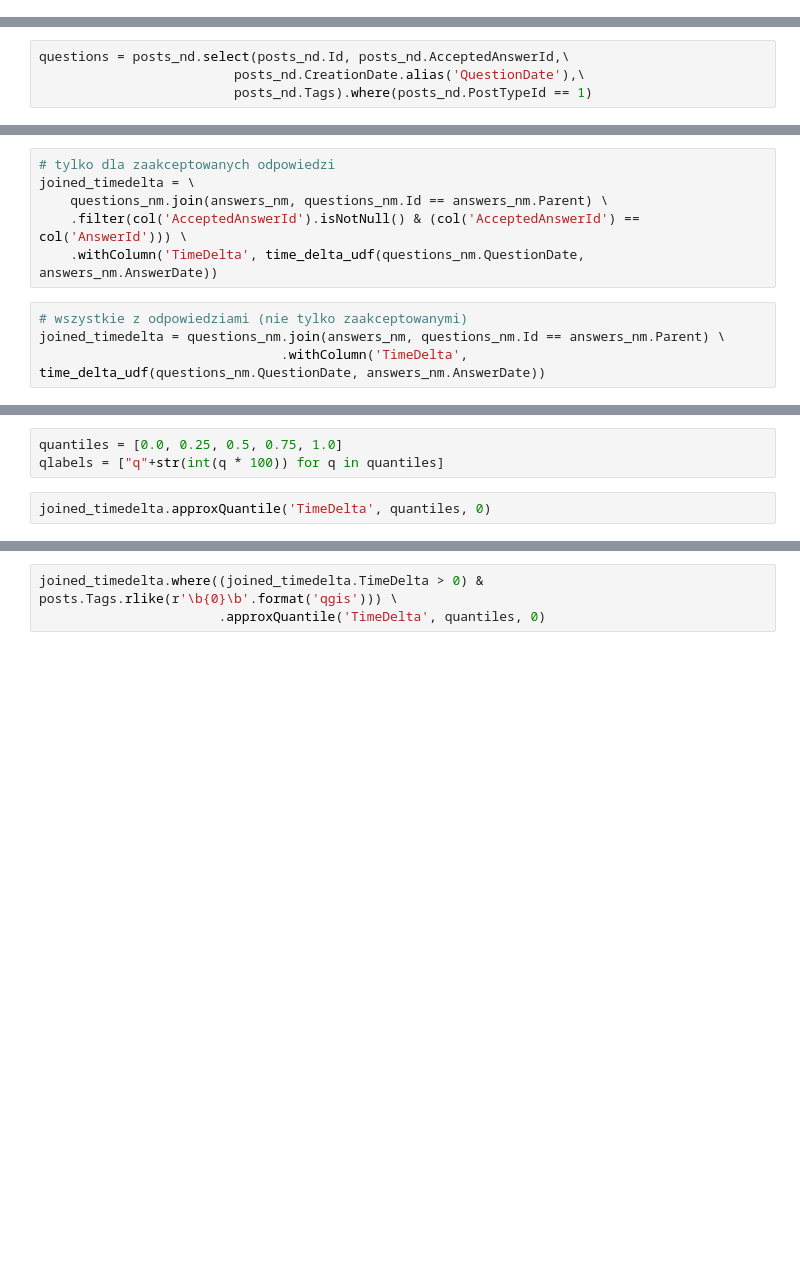
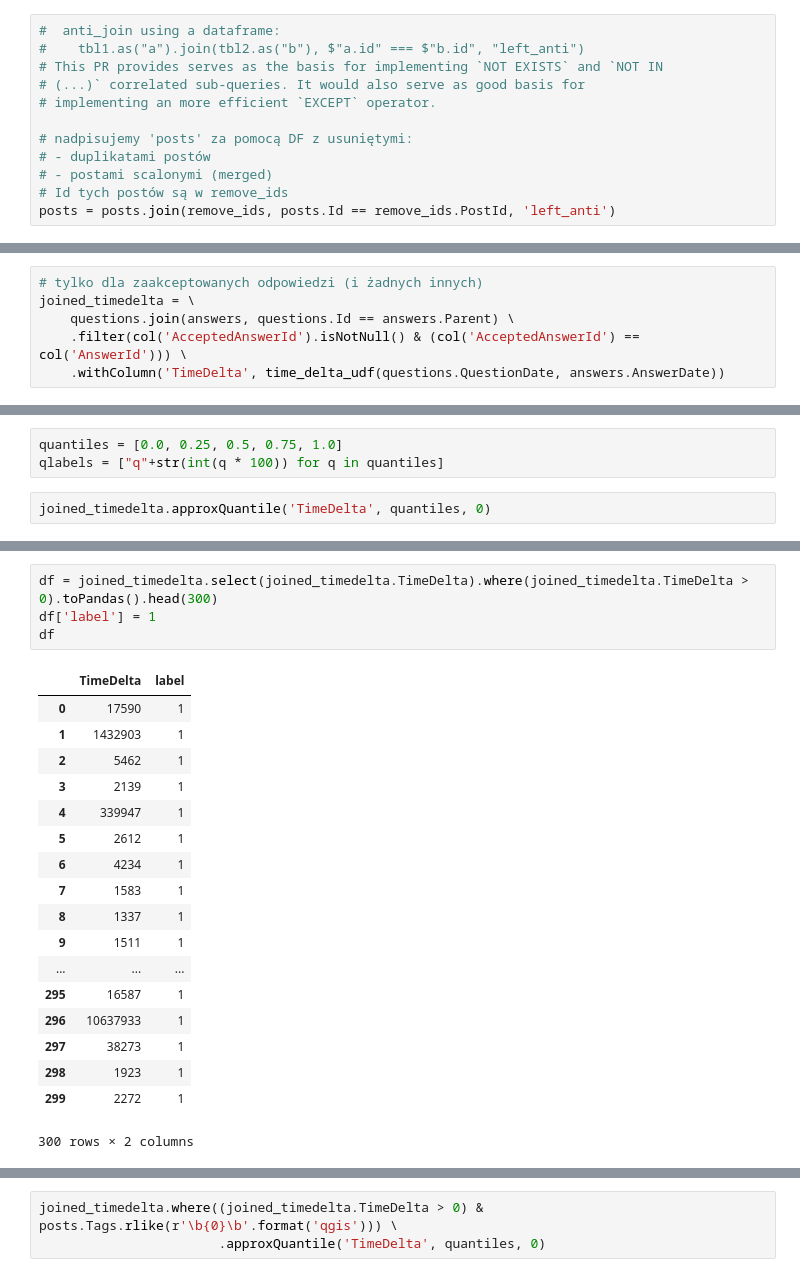
Before and after one commit to mbartosi/studia-bd, a Jupyter notebook: gis_stack_spark.ipynb, the cells around one changed output, grey strips where cells are left out. Drawn from its saved outputs; the diff is of its cells as text; blank space fills up the shorter version.

```diff
--- a/gis_stack_spark.ipynb
+++ b/gis_stack_spark.ipynb
@@ -188,0 +236,12 @@ post_links = sqlContext.createDataFrame(post_links_rdd)
+# %%
+#  anti_join using a dataframe:
+#    tbl1.as("a").join(tbl2.as("b"), $"a.id" === $"b.id", "left_anti")
+# This PR provides serves as the basis for implementing `NOT EXISTS` and `NOT IN
+# (...)` correlated sub-queries. It would also serve as good basis for
+# implementing an more efficient `EXCEPT` operator.
+
+# nadpisujemy 'posts' za pomocą DF z usuniętymi:
+# - duplikatami postów
+# - postami scalonymi (merged)
+# Id tych postów są w remove_ids
+posts = posts.join(remove_ids, posts.Id == remove_ids.PostId, 'left_anti')
@@ -453,4 +540,0 @@ posts_nd.count()
-# %%
-questions = posts_nd.select(posts_nd.Id, posts_nd.AcceptedAnswerId,\
-                         posts_nd.CreationDate.alias('QuestionDate'),\
-                         posts_nd.Tags).where(posts_nd.PostTypeId == 1)
@@ -486,12 +560,8 @@ joined_timedelta = \
 # %%
-# tylko dla zaakceptowanych odpowiedzi
+# tylko dla zaakceptowanych odpowiedzi (i żadnych innych)
 joined_timedelta = \
-    questions_nm.join(answers_nm, questions_nm.Id == answers_nm.Parent) \
+    questions.join(answers, questions.Id == answers.Parent) \
     .filter(col('AcceptedAnswerId').isNotNull() & (col('AcceptedAnswerId') == col('AnswerId'))) \
-    .withColumn('TimeDelta', time_delta_udf(questions_nm.QuestionDate, answers_nm.AnswerDate))
+    .withColumn('TimeDelta', time_delta_udf(questions.QuestionDate, answers.AnswerDate))
-# %%
-# wszystkie z odpowiedziami (nie tylko zaakceptowanymi)
-joined_timedelta = questions_nm.join(answers_nm, questions_nm.Id == answers_nm.Parent) \
-                               .withColumn('TimeDelta', time_delta_udf(questions_nm.QuestionDate, answers_nm.AnswerDate))
 # %%
 joined_timedelta.printSchema()
@@ -510,0 +625,23 @@ joined_timedelta.where(joined_timedelta.TimeDelta > 0).approxQuantile('TimeDelta
+# %%
+df = joined_timedelta.select(joined_timedelta.TimeDelta).where(joined_timedelta.TimeDelta > 0).toPandas().head(300)
+df['label'] = 1
+df
+# %% [output]
+|  | TimeDelta | label |
+| 0 | 17590 | 1 |
+| 1 | 1432903 | 1 |
+| 2 | 5462 | 1 |
+| 3 | 2139 | 1 |
+| 4 | 339947 | 1 |
+| 5 | 2612 | 1 |
+| 6 | 4234 | 1 |
+| 7 | 1583 | 1 |
+| 8 | 1337 | 1 |
+| 9 | 1511 | 1 |
+| ... | ... | ... |
+| 295 | 16587 | 1 |
+| 296 | 10637933 | 1 |
+| 297 | 38273 | 1 |
+| 298 | 1923 | 1 |
+| 299 | 2272 | 1 |
+300 rows × 2 columns
```
Also changed, not shown: parts of 84 cells of this notebook.
